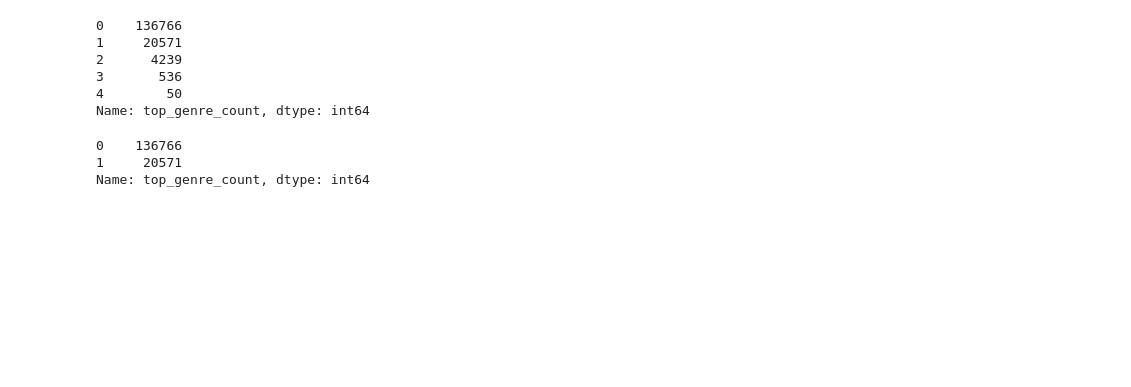
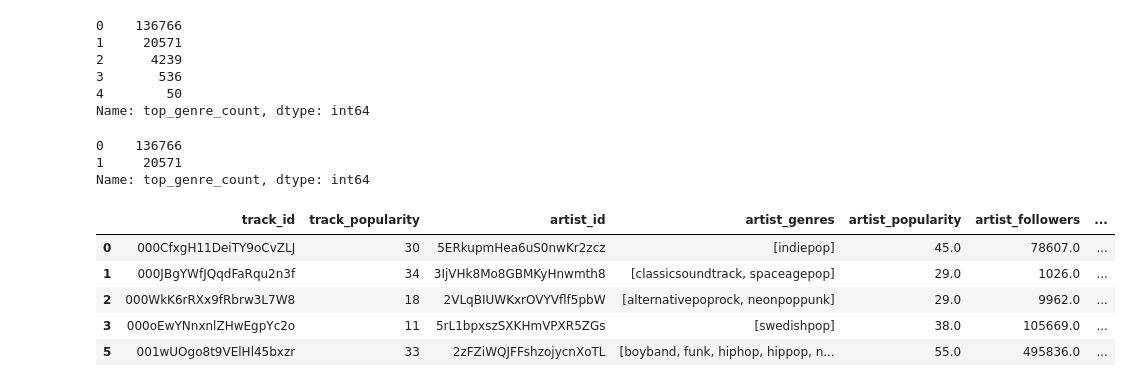
Before and after one commit to maxtingle11/Using-Machine-Learning-Algorithms-to-Predict-a-Pop-Songs-Subgenre, a Jupyter notebook: Data Cleaning.ipynb, the cells around one changed output. Saved outputs shown, nothing was run; the diff lists cells and outputs as text; code cells hidden in the pictures; blank space fills up the shorter version.

```diff
--- a/Data Cleaning.ipynb
+++ b/Data Cleaning.ipynb
@@ -234,3 +234,12 @@ pop_songs2_filtered.top_genre_count.value_counts()
 0    136766
 1     20571
 Name: top_genre_count, dtype: int64
+# %%
+pop_songs2_filtered.head()
+# %% [output]
+|  | track_id | track_popularity | artist_id | artist_genres | artist_popularity | artist_followers | ... |
+| 0 | 000CfxgH11DeiTY9oCvZLJ | 30 | 5ERkupmHea6uS0nwKr2zcz | [indiepop] | 45.0 | 78607.0 | ... |
+| 1 | 000JBgYWfJQqdFaRqu2n3f | 34 | 3IjVHk8Mo8GBMKyHnwmth8 | [classicsoundtrack, spaceagepop] | 29.0 | 1026.0 | ... |
+| 2 | 000WkK6rRXx9fRbrw3L7W8 | 18 | 2VLqBIUWKxrOVYVflf5pbW | [alternativepoprock, neonpoppunk] | 29.0 | 9962.0 | ... |
+| 3 | 000oEwYNnxnlZHwEgpYc2o | 11 | 5rL1bpxszSXKHmVPXR5ZGs | [swedishpop] | 38.0 | 105669.0 | ... |
+| 5 | 001wUOgo8t9VElHl45bxzr | 33 | 2zFZiWQJFFshzojycnXoTL | [boyband, funk, hiphop, hippop, n... | 55.0 | 495836.0 | ... |
```
Also changed, not shown: parts of 17 cells of this notebook.
